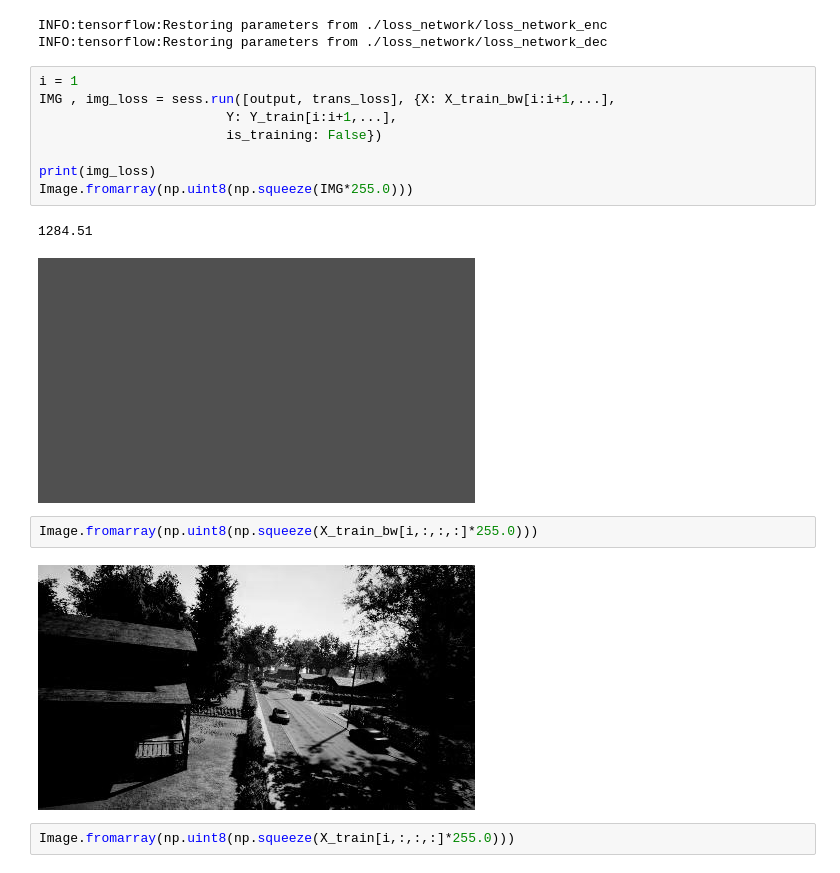
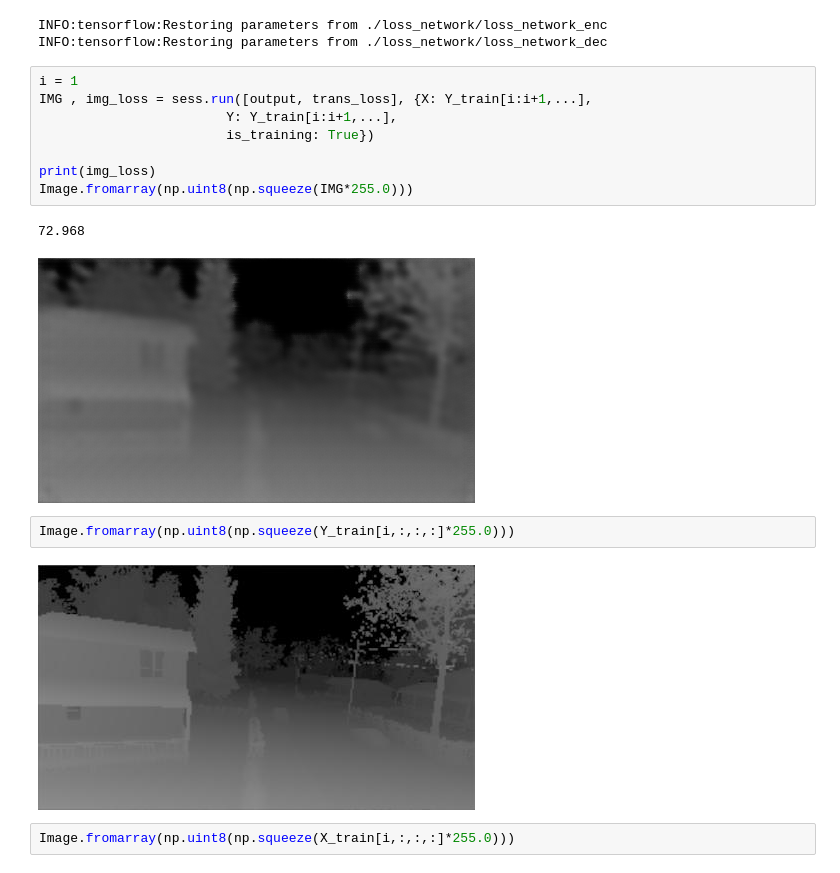
Before and after one commit to jmern3250/misc, a Jupyter notebook: depth/AirSim/autoenc_test.ipynb, the cells around one changed output. Cells and saved outputs as stored; diff of their text form.

```diff
--- a/depth/AirSim/autoenc_test.ipynb
+++ b/depth/AirSim/autoenc_test.ipynb
@@ -57,19 +57,19 @@ INFO:tensorflow:Restoring parameters from ./loss_network/loss_network_enc
 INFO:tensorflow:Restoring parameters from ./loss_network/loss_network_dec
 # %%
 i = 1
-IMG , img_loss = sess.run([output, trans_loss], {X: X_train_bw[i:i+1,...],
+IMG , img_loss = sess.run([output, trans_loss], {X: Y_train[i:i+1,...],
                         Y: Y_train[i:i+1,...],
-                        is_training: False})
+                        is_training: True})
 
 print(img_loss)
 Image.fromarray(np.uint8(np.squeeze(IMG*255.0)))
 # %% [output]
-1284.51
+72.968
-[figure, old version]
+[figure, new version]
 # %%
-Image.fromarray(np.uint8(np.squeeze(X_train_bw[i,:,:,:]*255.0)))
+Image.fromarray(np.uint8(np.squeeze(Y_train[i,:,:,:]*255.0)))
 # %% [output]
-[figure, old version]
+[figure, new version]
 # %%
 Image.fromarray(np.uint8(np.squeeze(X_train[i,:,:,:]*255.0)))
 # %% [output]
```
Also changed, not shown: 2 other files.
